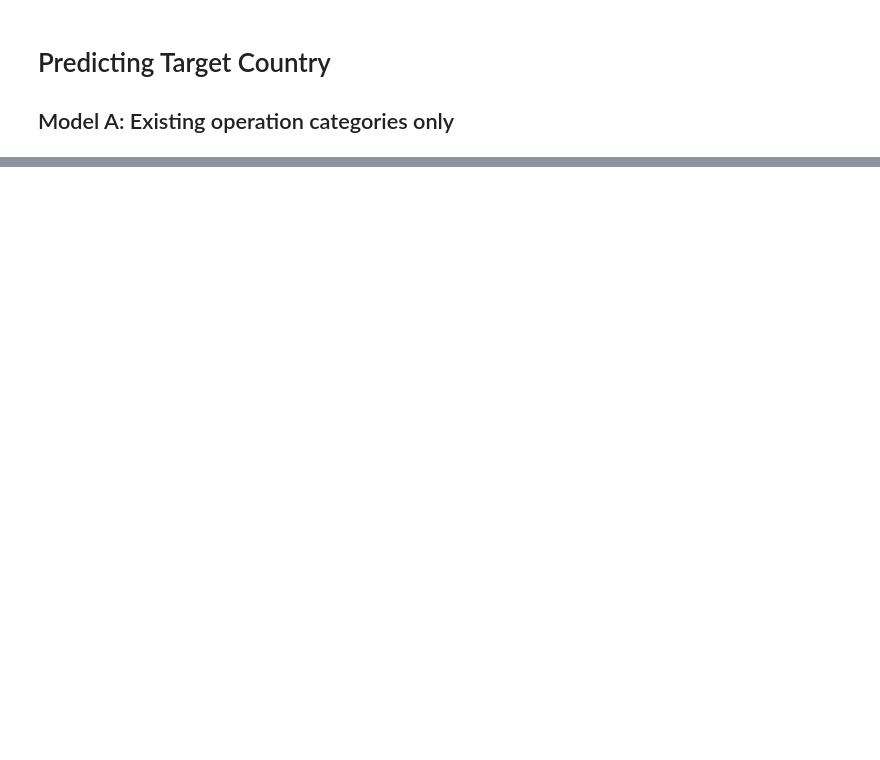
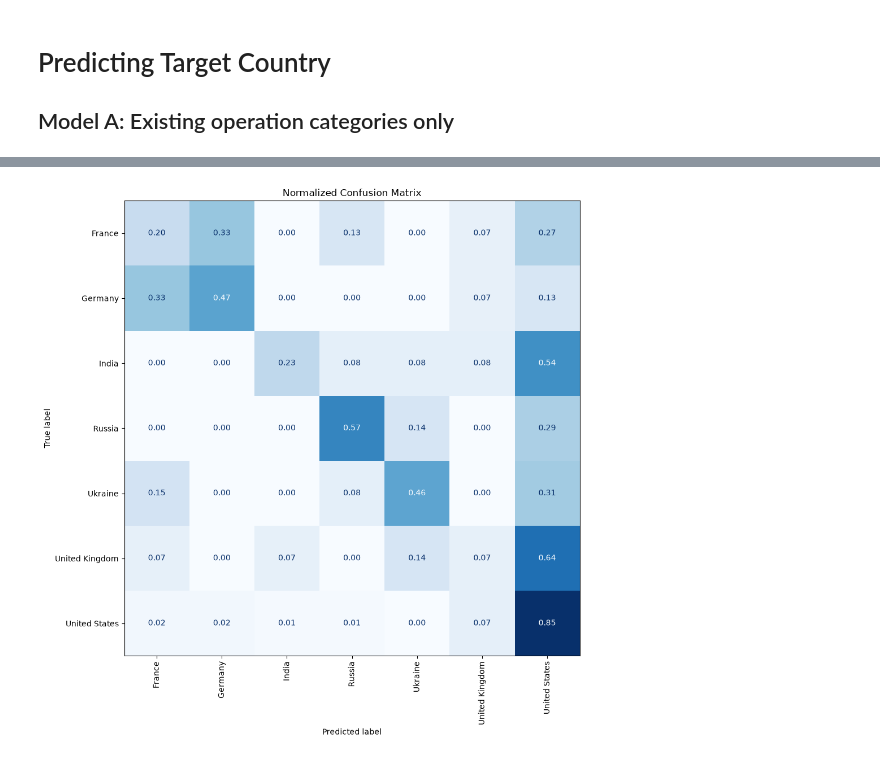
Before and after one commit to heairi/Cyber-Attack-Severity-Prediction-with-NLP, a Jupyter notebook: cyber_incident_ml.ipynb, the cells around one changed output, grey strips where cells are left out. Saved outputs shown, nothing was run; the diff lists cells and outputs as text; code cells hidden in the pictures; blank space fills up the shorter version.

```diff
--- a/cyber_incident_ml.ipynb
+++ b/cyber_incident_ml.ipynb
@@ -255,0 +377,14 @@ shap.summary_plot(
+# %%
+# Fit on the full training set and evaluate on the holdout test set
+xgbB.fit(X_train_B, y_train_B)
+
+y_pred_B = xgbB.predict(X_test_B)
+pred_labels_B = le.inverse_transform(y_pred_B)
+true_labels_B = le.inverse_transform(y_test_B)
+
+print(
+    "Test Balanced Accuracy:",
+    balanced_accuracy_score(true_labels_B, pred_labels_B)
+)
+
+print(classification_report(true_labels_B, pred_labels_B))
@@ -255,0 +406,36 @@ shap.summary_plot(
+# %%
+# Confusion matrix
+cm = confusion_matrix(
+    true_labels_B,
+    pred_labels_B,
+    labels=le.classes_
+)
+
+# Plot
+cm_norm = confusion_matrix(
+    true_labels_B,
+    pred_labels_B,
+    labels=le.classes_,
+    normalize="true"
+)
+
+fig, ax = plt.subplots(figsize=(12, 10))
+
+disp = ConfusionMatrixDisplay(
+    confusion_matrix=cm_norm,
+    display_labels=le.classes_
+)
+
+disp.plot(
+    cmap="Blues",
+    xticks_rotation=90,
+    ax=ax,
+    colorbar=False,
+    values_format=".2f"
+)
+
+plt.title("Normalized Confusion Matrix")
+plt.tight_layout()
+plt.show()
+# %% [output]
+[figure, added]
```
Also changed, not shown: parts of 24 cells of this notebook.
